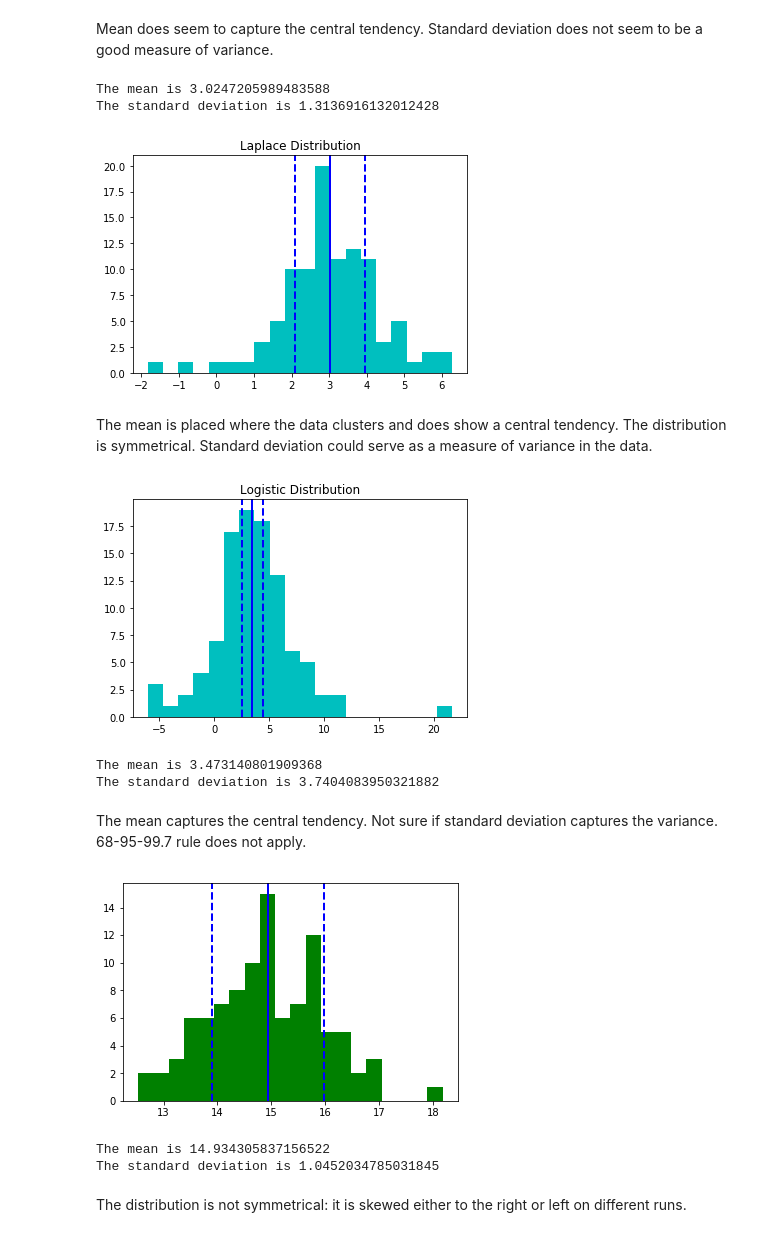
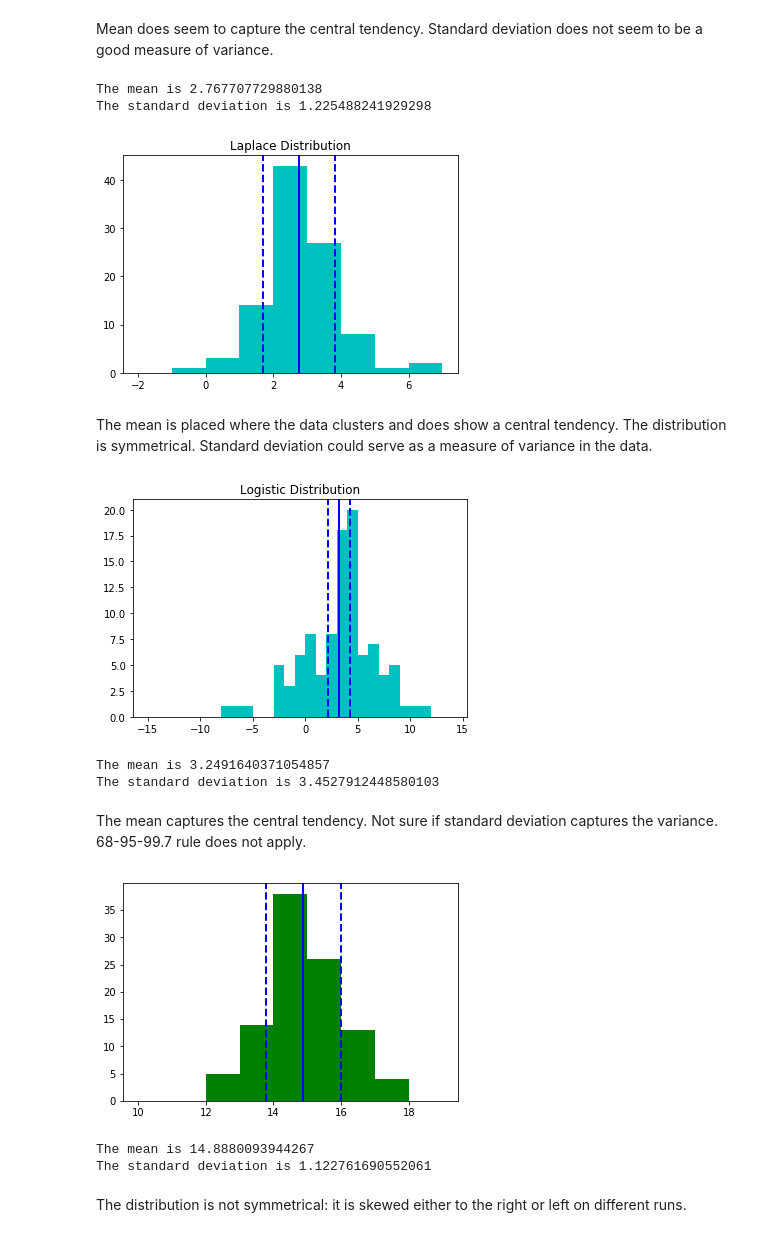
Before and after one commit to innawendell/Describing-Data-, a Jupyter notebook: Descriptive_Statistics_Drill.ipynb, the cells around one changed output. Drawn from its saved outputs; the diff is of its cells as text; code cells hidden in the pictures.

```diff
--- a/Descriptive_Statistics_Drill.ipynb
+++ b/Descriptive_Statistics_Drill.ipynb
@@ -97,7 +114,7 @@ Mean does seem to capture the central tendency. Standard deviation does not seem
 # %%
 laplace = np.random.laplace(3, 1, 100)
 
-plt.hist(laplace, bins=20, color='c')
+plt.hist(laplace, bins= range(-2, 8), color='c')
 
 plt.axvline(laplace.mean(), color='b',linestyle='solid', linewidth=2)
 plt.axvline(laplace.mean() + normal.std(), color = 'b', linestyle='dashed', linewidth=2)
@@ -117,32 +134,32 @@ plt.show()
 #Standard deviation could serve as a measure of variance in the data.
 #The tails are 'fatter' that under a normal distribution.
 # %% [output]
-The mean is 3.0247205989483588
-The standard deviation is 1.3136916132012428
+The mean is 2.767707729880138
+The standard deviation is 1.225488241929298
-[figure, old version]
+[figure, new version]
 # %% [markdown]
 The mean is placed where the data clusters and does show a central tendency. The distribution is symmetrical. Standard deviation could serve as a measure of variance in the data.
 # %%
 logistic = np.random.logistic(3, 2, 100)
 
-plt.hist(logistic, bins=20, color='c')
+plt.hist(logistic, bins= range(-15, 15), color='c')
 plt.axvline(logistic.mean(), color='b',linestyle='solid', linewidth=2)
 plt.axvline(logistic.mean() + normal.std(), color = 'b', linestyle='dashed', linewidth=2)
 plt.axvline(logistic.mean() - normal.std(), color='b', linestyle='dashed', linewidth=2)
 plt.title('Logistic Distribution')
 
 mean_logistic=np.mean(logistic)
 std_logistic=np.std(logistic, ddof=1)
 
 
 plt.show()
 
 print('The mean is {}'.format(mean_logistic))
 print('The standard deviation is {}'.format(std_logistic))
 # %% [output]
-[figure, old version]
+[figure, new version]
-The mean is 3.473140801909368
-The standard deviation is 3.7404083950321882
+The mean is 3.2491640371054857
+The standard deviation is 3.4527912448580103
 # %% [markdown]
 The mean captures the central tendency. Not sure if standard deviation captures the variance. 68-95-99.7 rule does not apply.
 # %%
@@ -150,7 +167,7 @@ normal_one = np.random.normal(5, .5, 100)
 normal_two = np.random.normal(10, 1, 100)
 normal_added = normal_one + normal_two
 
-plt.hist(normal_added, bins=20, color='g')
+plt.hist(normal_added, bins= range(10,20), color='g')
 plt.axvline(normal_added.mean(), color='b',linestyle='solid', linewidth=2)
 plt.axvline(normal_added.mean() + normal_added.std(), color = 'b', linestyle='dashed', linewidth=2)
 plt.axvline(normal_added.mean() - normal_added.std(), color='b', linestyle='dashed', linewidth=2)
@@ -164,8 +181,8 @@ plt.show()
 print('The mean is {}'.format(mean_norm_added))
 print('The standard deviation is {}'.format(std_norm_added))
 # %% [output]
-[figure, old version]
+[figure, new version]
-The mean is 14.934305837156522
-The standard deviation is 1.0452034785031845
+The mean is 14.8880093944267
+The standard deviation is 1.122761690552061
 # %% [markdown]
 The distribution is not symmetrical: it is skewed either to the right or left on different runs.
```
Also changed, not shown: parts of 4 cells of this notebook.
